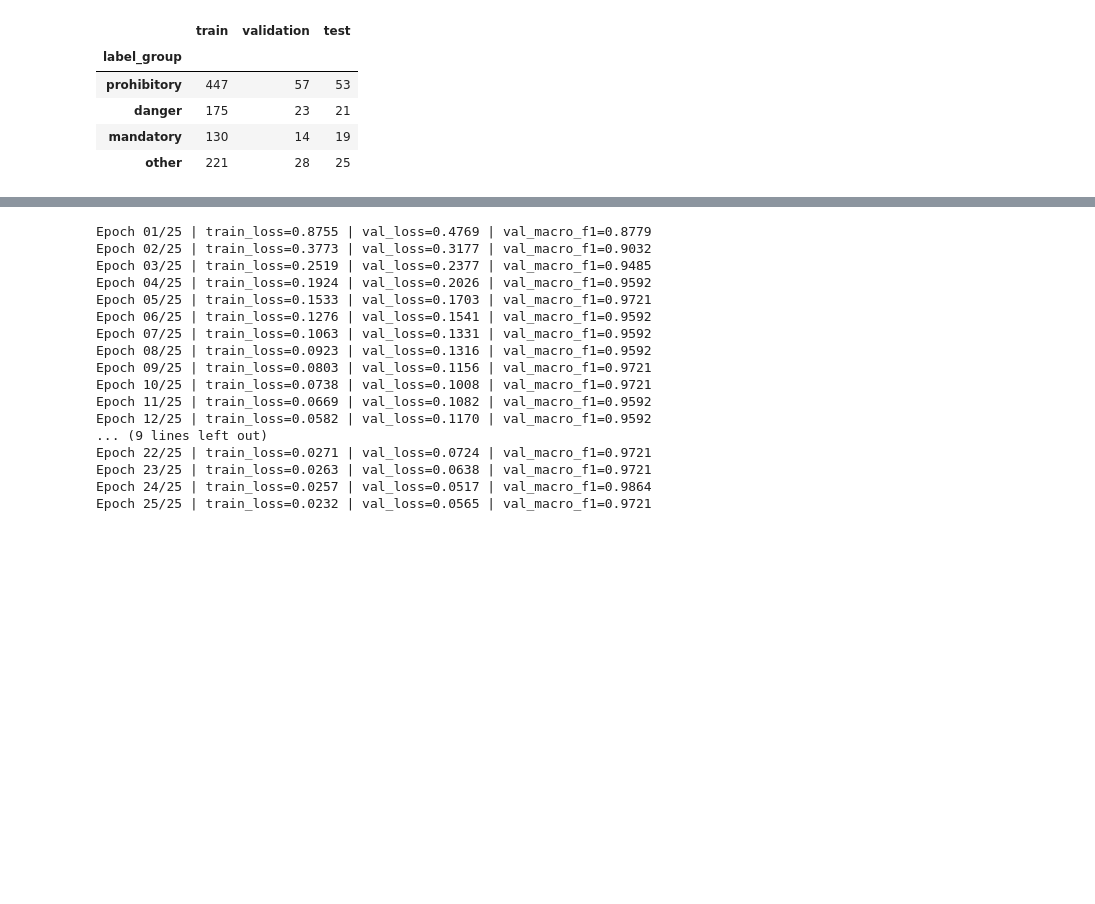
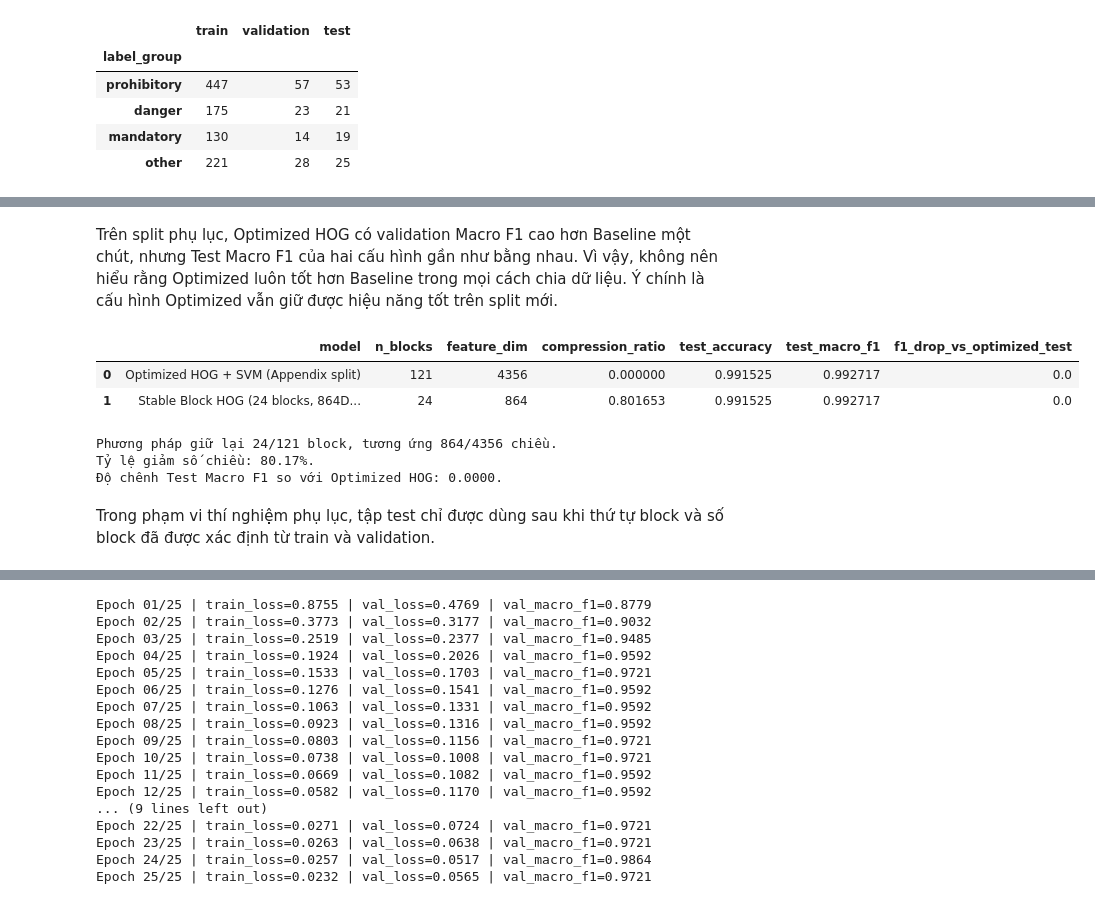
Before and after one commit to Khanggolder/BTL_XLA, a Jupyter notebook: traffic_sign_cv.ipynb, the cells around one changed output, grey strips where cells are left out. Cells and saved outputs as stored; diff of their text form; code cells hidden in the pictures; blank space fills up the shorter version.

```diff
--- a/traffic_sign_cv.ipynb
+++ b/traffic_sign_cv.ipynb
@@ -2042,0 +2229,27 @@ Baseline, Optimized và Compact HOG chỉ được đánh giá trên test sau kh
+# %% [markdown]
+Trên split phụ lục, Optimized HOG có validation Macro F1 cao hơn Baseline một chút, nhưng Test Macro F1 của hai cấu hình gần như bằng nhau. Vì vậy, không nên hiểu rằng Optimized luôn tốt hơn Baseline trong mọi cách chia dữ liệu. Ý chính là cấu hình Optimized vẫn giữ được hiệu năng tốt trên split mới.
+# %%
+display(compact_test_table)
+print(
+    f"Phương pháp giữ lại {compact_selected_n_blocks}/"
+    f"{compact_total_blocks} block, tương ứng "
+    f"{compact_selected_feature_dim}/"
+    f"{appendix_original_feature_dim} chiều."
+)
+print(
+    f"Tỷ lệ giảm số chiều: "
+    f"{compact_test_table.iloc[1]['compression_ratio']:.2%}."
+)
+print(
+    f"Độ chênh Test Macro F1 so với Optimized HOG: "
+    f"{compact_test_table.iloc[1]['f1_drop_vs_optimized_test']:.4f}."
+)
+# %% [output]
+|  | model | n_blocks | feature_dim | compression_ratio | test_accuracy | test_macro_f1 | f1_drop_vs_optimized_test |
+| 0 | Optimized HOG + SVM (Appendix split) | 121 | 4356 | 0.000000 | 0.991525 | 0.992717 | 0.0 |
+| 1 | Stable Block HOG (24 blocks, 864D... | 24 | 864 | 0.801653 | 0.991525 | 0.992717 | 0.0 |
+Phương pháp giữ lại 24/121 block, tương ứng 864/4356 chiều.
+Tỷ lệ giảm số chiều: 80.17%.
+Độ chênh Test Macro F1 so với Optimized HOG: 0.0000.
+# %% [markdown]
+Trong phạm vi thí nghiệm phụ lục, tập test chỉ được dùng sau khi thứ tự block và số block đã được xác định từ train và validation.
```
Also changed, not shown: parts of 19 cells of this notebook.
